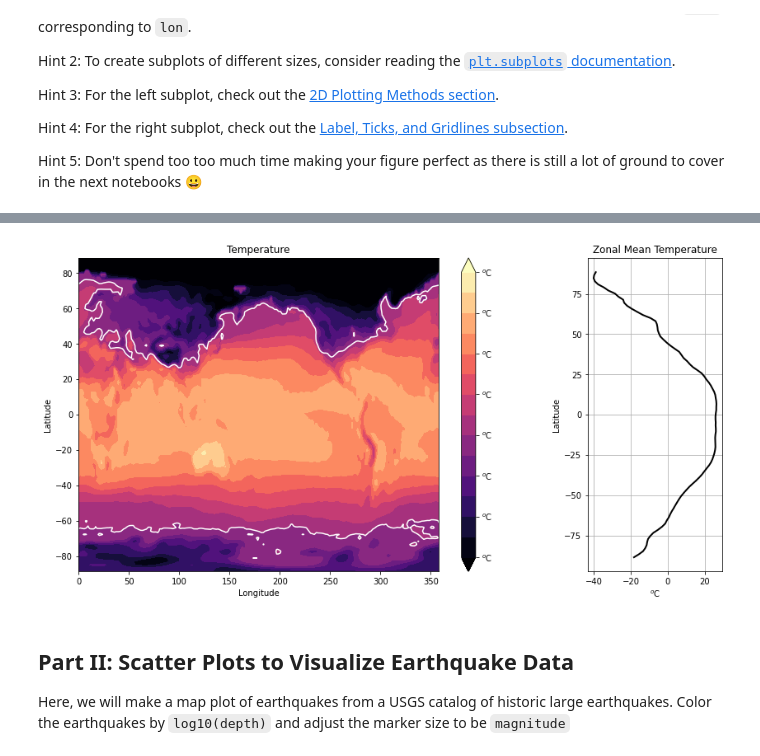
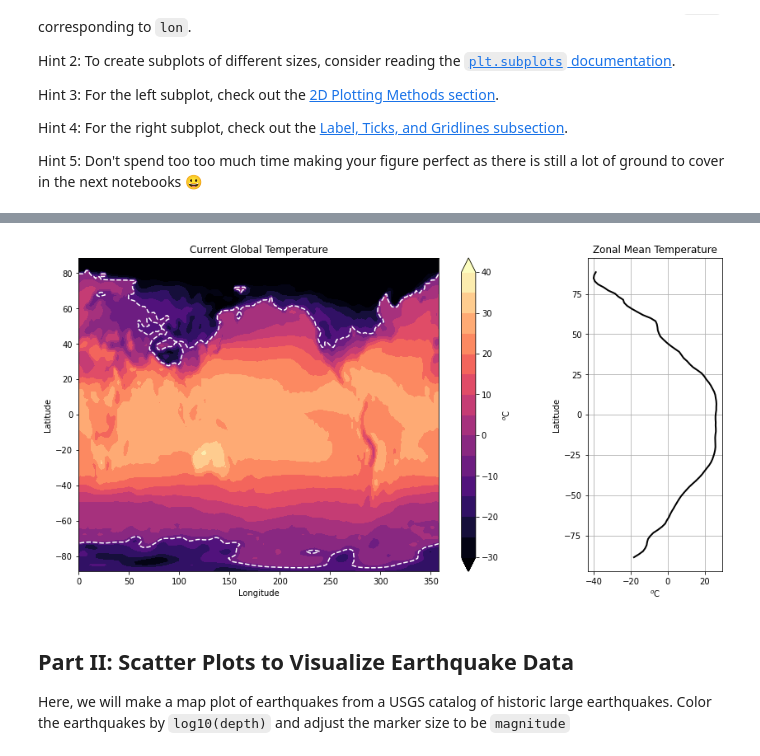
Before and after one commit to missistolf/2022_Intro_Python, a Jupyter notebook: Exercises/W2_S2.ipynb, the cells around one changed output, grey strips where cells are left out. Drawn from its saved outputs; the diff is of its cells as text; code cells hidden in the pictures.

```diff
--- a/Exercises/W2_S2.ipynb
+++ b/Exercises/W2_S2.ipynb
@@ -68,23 +68,23 @@ Hint 5: Don't spend too too much time making your figure perfect as there is sti
 # %%
 # Replicate this figure
 # Temperature values are originally in Kelvin units -> Convert to degree celsius by subtracting 273.15
 temp = temp - 273.15
 fig,(ax0,ax1) = plt.subplots(1, 2, figsize=(14,7), gridspec_kw={'width_ratios': [5, 1.5]})
 ctemp = ax0.contourf(lon, lat, temp, cmap='magma', levels=np.linspace(-30,40,15), extend='both')
-ax0.contour(lon, lat, temp, colors='w', marker = '-', levels=[0], extend='both')
+ax0.contour(lon, lat, temp, colors='w', levels=[-10], extend='both')
 ax0.set_xlabel('Longitude')
 ax0.set_ylabel('Latitude')
-ax0.set_title('Temperature')
-fig.colorbar(ctemp, ax=ax0, format='$^o$C')
+ax0.set_title('Current Global Temperature')
+fig.colorbar(ctemp, ax=ax0, label='$^o$C')
 
 ax1.plot(np.nanmean(temp, axis=1), lat, lw=2, c='k')
-ax1.set_xlabel(r'$^o$C')
+ax1.set_xlabel(r'$^{o}$C')
 ax1.set_ylabel(r'Latitude')
 ax1.set_title('Zonal Mean Temperature')
 plt.grid()
 plt.show()
 # %% [output]
-[figure, old version]
+[figure, new version]
 # %% [markdown]
 ## Part II: Scatter Plots to Visualize Earthquake Data
 Here, we will make a map plot of earthquakes from a USGS catalog of historic large earthquakes. Color the earthquakes by `log10(depth)` and adjust the marker size to be `magnitude`
```
